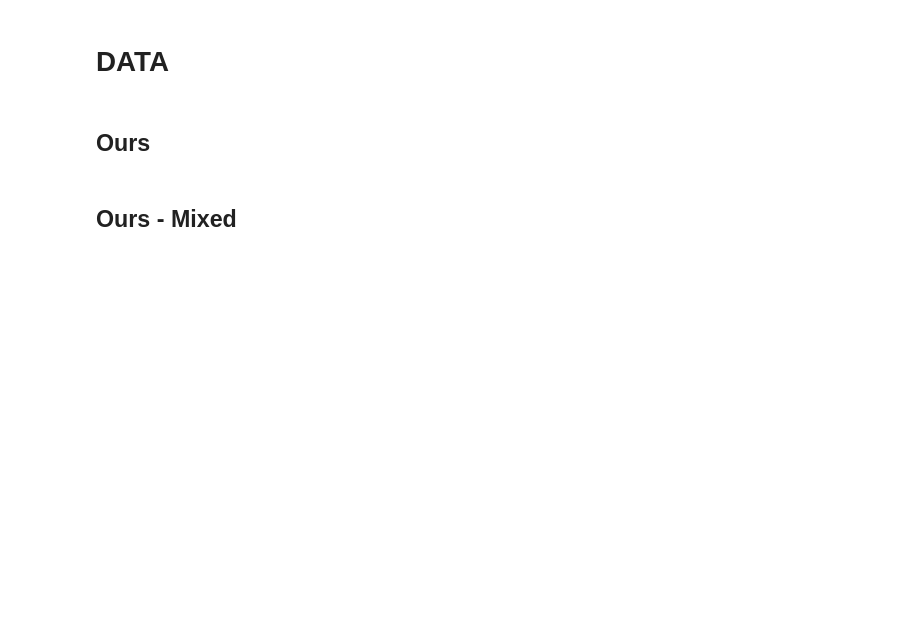
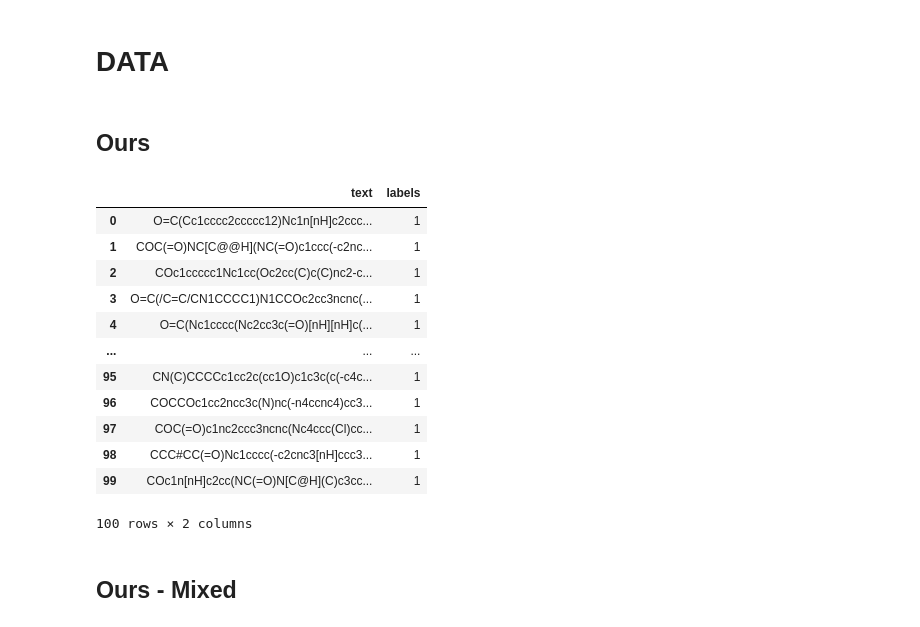
Before and after one commit to ilkersigirci/thesis-work, a Jupyter notebook: notebooks/clustering_class.ipynb, the cells around one changed output. Cells and saved outputs as stored; diff of their text form; code cells hidden in the pictures; blank space fills up the shorter version.

```diff
--- a/notebooks/clustering_class.ipynb
+++ b/notebooks/clustering_class.ipynb
@@ -34,11 +35,27 @@ INFO:numba.cuda.cudadrv.driver:init
 # %%
 protein_type = "kinase"
 # protein_type = "protease"
 # protein_type = "gpcr"
 
 protein_types = [protein_type]
 
 smiles_df = load_data(protein_type=protein_type)
+
+smiles_df = smiles_df[:100]
+# %% [output]
+|  | text | labels |
+| 0 | O=C(Cc1cccc2ccccc12)Nc1n[nH]c2ccc... | 1 |
+| 1 | COC(=O)NC[C@@H](NC(=O)c1ccc(-c2nc... | 1 |
+| 2 | COc1ccccc1Nc1cc(Oc2cc(C)c(C)nc2-c... | 1 |
+| 3 | O=C(/C=C/CN1CCCC1)N1CCOc2cc3ncnc(... | 1 |
+| 4 | O=C(Nc1cccc(Nc2cc3c(=O)[nH][nH]c(... | 1 |
+| ... | ... | ... |
+| 95 | CN(C)CCCCc1cc2c(cc1O)c1c3c(c(-c4c... | 1 |
+| 96 | COCCOc1cc2ncc3c(N)nc(-n4ccnc4)cc3... | 1 |
+| 97 | COC(=O)c1nc2ccc3ncnc(Nc4ccc(Cl)cc... | 1 |
+| 98 | CCC#CC(=O)Nc1cccc(-c2cnc3[nH]ccc3... | 1 |
+| 99 | COc1n[nH]c2cc(NC(=O)N[C@H](C)c3cc... | 1 |
+100 rows × 2 columns
 # %% [markdown]
 ## Ours - Mixed
 # %%
```
Also changed, not shown: parts of 10 cells of this notebook, 5 other files.
